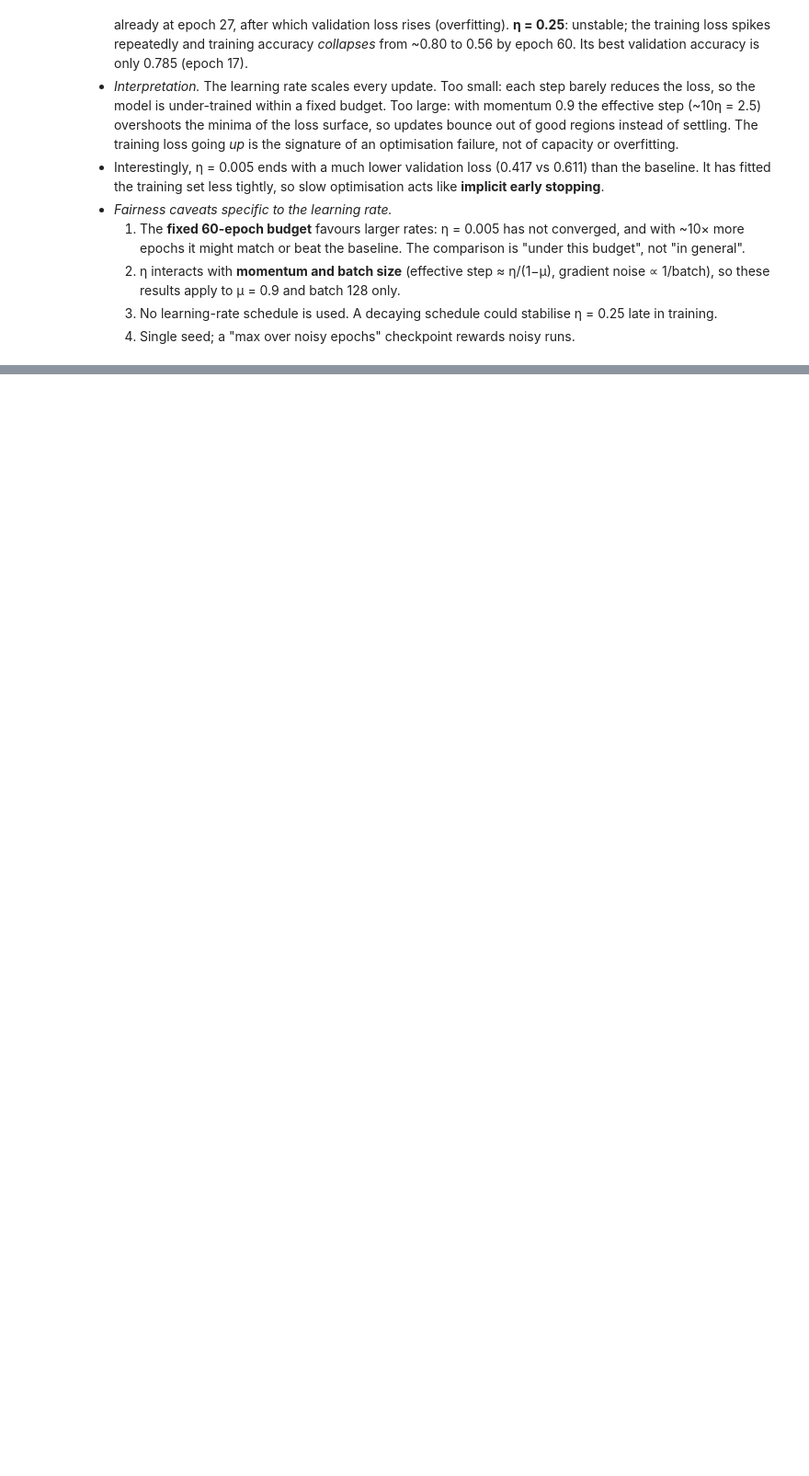
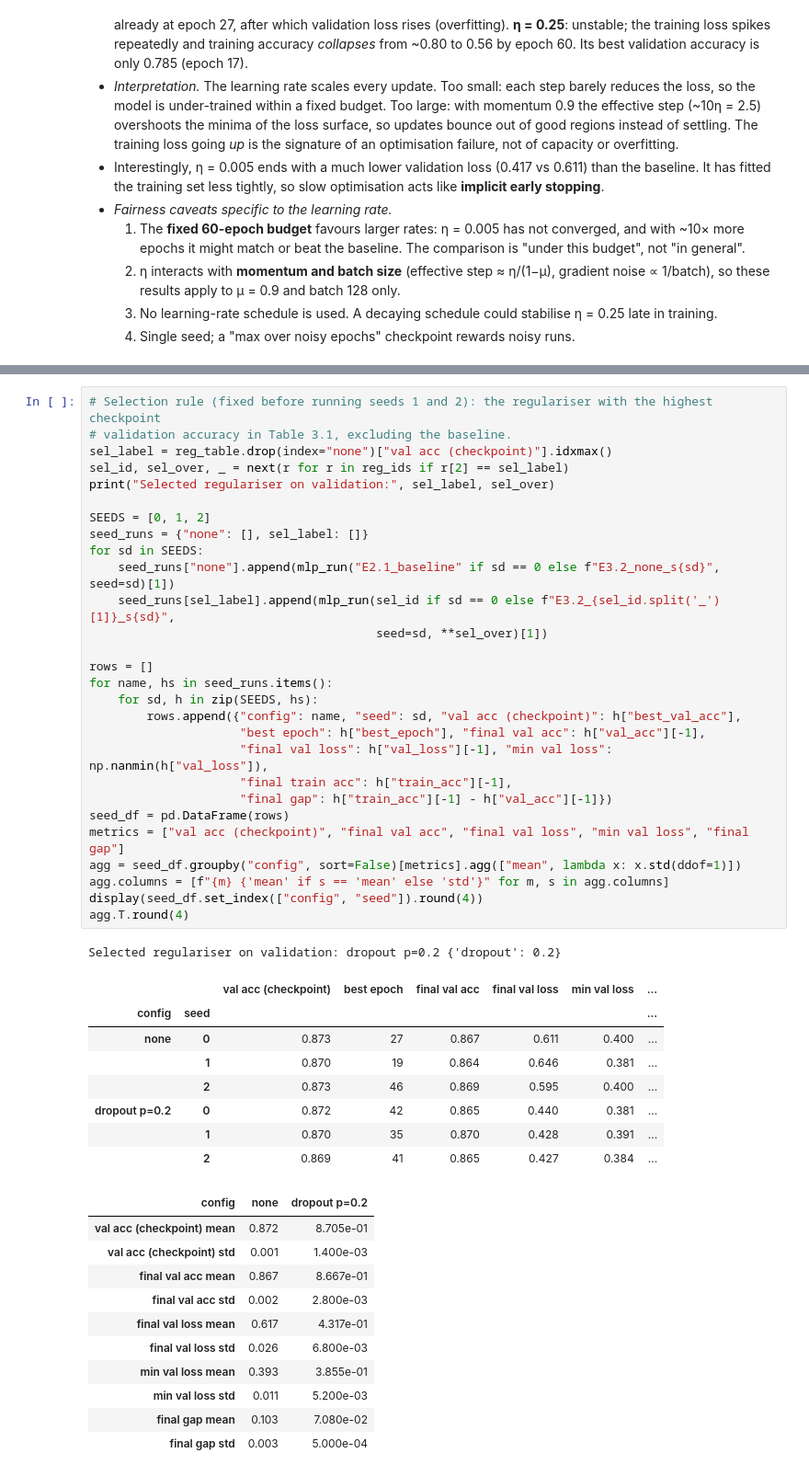
Before and after one commit to MazharulNibir1/ML_Coursework_1, a Jupyter notebook: coursework.ipynb, the cells around one changed output, grey strips where cells are left out. Shown at 92% size. Saved outputs shown, nothing was run; the diff lists cells and outputs as text; blank space fills up the shorter version.

```diff
--- a/coursework.ipynb
+++ b/coursework.ipynb
@@ -741,0 +837,49 @@ for (i, v), hh in zip(lr_ids, lr_hists):
+# %%
+# Selection rule (fixed before running seeds 1 and 2): the regulariser with the highest checkpoint
+# validation accuracy in Table 3.1, excluding the baseline.
+sel_label = reg_table.drop(index="none")["val acc (checkpoint)"].idxmax()
+sel_id, sel_over, _ = next(r for r in reg_ids if r[2] == sel_label)
+print("Selected regulariser on validation:", sel_label, sel_over)
+
+SEEDS = [0, 1, 2]
+seed_runs = {"none": [], sel_label: []}
+for sd in SEEDS:
+    seed_runs["none"].append(mlp_run("E2.1_baseline" if sd == 0 else f"E3.2_none_s{sd}", seed=sd)[1])
+    seed_runs[sel_label].append(mlp_run(sel_id if sd == 0 else f"E3.2_{sel_id.split('_')[1]}_s{sd}",
+                                        seed=sd, **sel_over)[1])
+
+rows = []
+for name, hs in seed_runs.items():
+    for sd, h in zip(SEEDS, hs):
+        rows.append({"config": name, "seed": sd, "val acc (checkpoint)": h["best_val_acc"],
+                     "best epoch": h["best_epoch"], "final val acc": h["val_acc"][-1],
+                     "final val loss": h["val_loss"][-1], "min val loss": np.nanmin(h["val_loss"]),
+                     "final train acc": h["train_acc"][-1],
+                     "final gap": h["train_acc"][-1] - h["val_acc"][-1]})
+seed_df = pd.DataFrame(rows)
+metrics = ["val acc (checkpoint)", "final val acc", "final val loss", "min val loss", "final gap"]
+agg = seed_df.groupby("config", sort=False)[metrics].agg(["mean", lambda x: x.std(ddof=1)])
+agg.columns = [f"{m} {'mean' if s == 'mean' else 'std'}" for m, s in agg.columns]
+display(seed_df.set_index(["config", "seed"]).round(4))
+agg.T.round(4)
+# %% [output]
+Selected regulariser on validation: dropout p=0.2 {'dropout': 0.2}
+|  |  | val acc (checkpoint) | best epoch | final val acc | final val loss | min val loss | ... |
+| config | seed |  |  |  |  |  | ... |
+| none | 0 | 0.873 | 27 | 0.867 | 0.611 | 0.400 | ... |
+|  | 1 | 0.870 | 19 | 0.864 | 0.646 | 0.381 | ... |
+|  | 2 | 0.873 | 46 | 0.869 | 0.595 | 0.400 | ... |
+| dropout p=0.2 | 0 | 0.872 | 42 | 0.865 | 0.440 | 0.381 | ... |
+|  | 1 | 0.870 | 35 | 0.870 | 0.428 | 0.391 | ... |
+|  | 2 | 0.869 | 41 | 0.865 | 0.427 | 0.384 | ... |
+| config | none | dropout p=0.2 |
+| val acc (checkpoint) mean | 0.872 | 8.705e-01 |
+| val acc (checkpoint) std | 0.001 | 1.400e-03 |
+| final val acc mean | 0.867 | 8.667e-01 |
+| final val acc std | 0.002 | 2.800e-03 |
+| final val loss mean | 0.617 | 4.317e-01 |
+| final val loss std | 0.026 | 6.800e-03 |
+| min val loss mean | 0.393 | 3.855e-01 |
+| min val loss std | 0.011 | 5.200e-03 |
+| final gap mean | 0.103 | 7.080e-02 |
+| final gap std | 0.003 | 5.000e-04 |
```
Also changed, not shown: parts of 12 cells of this notebook, 28 other files.
